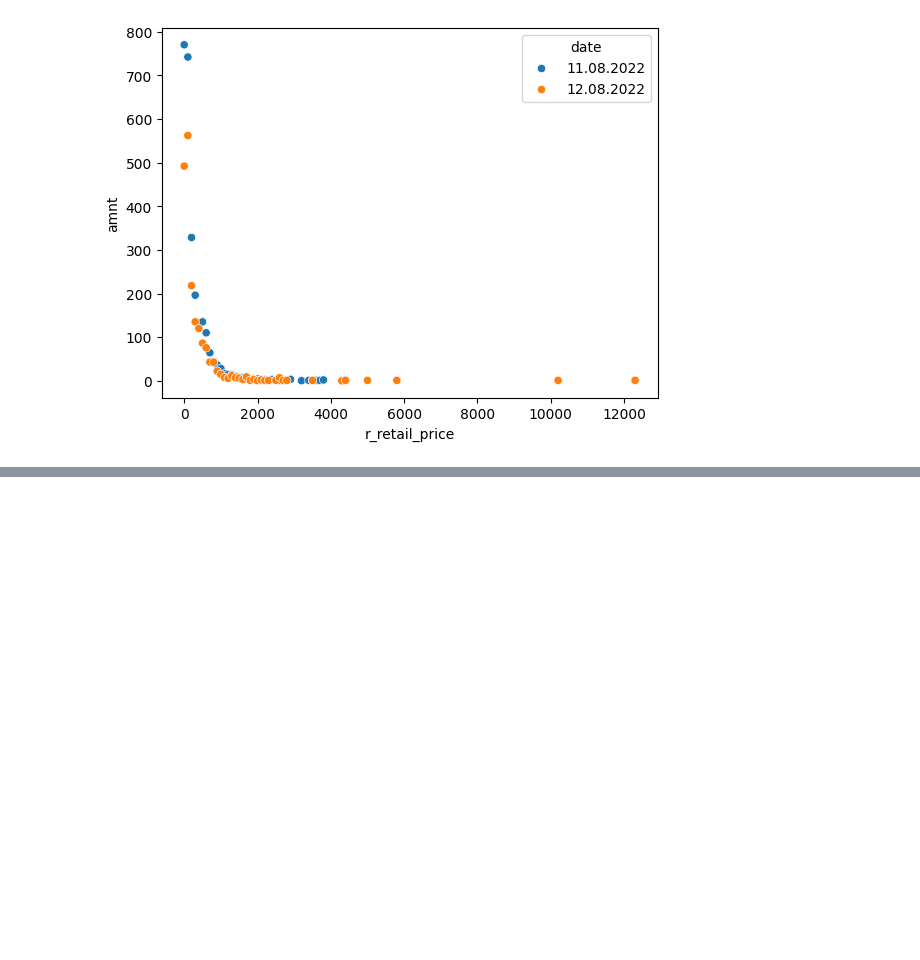
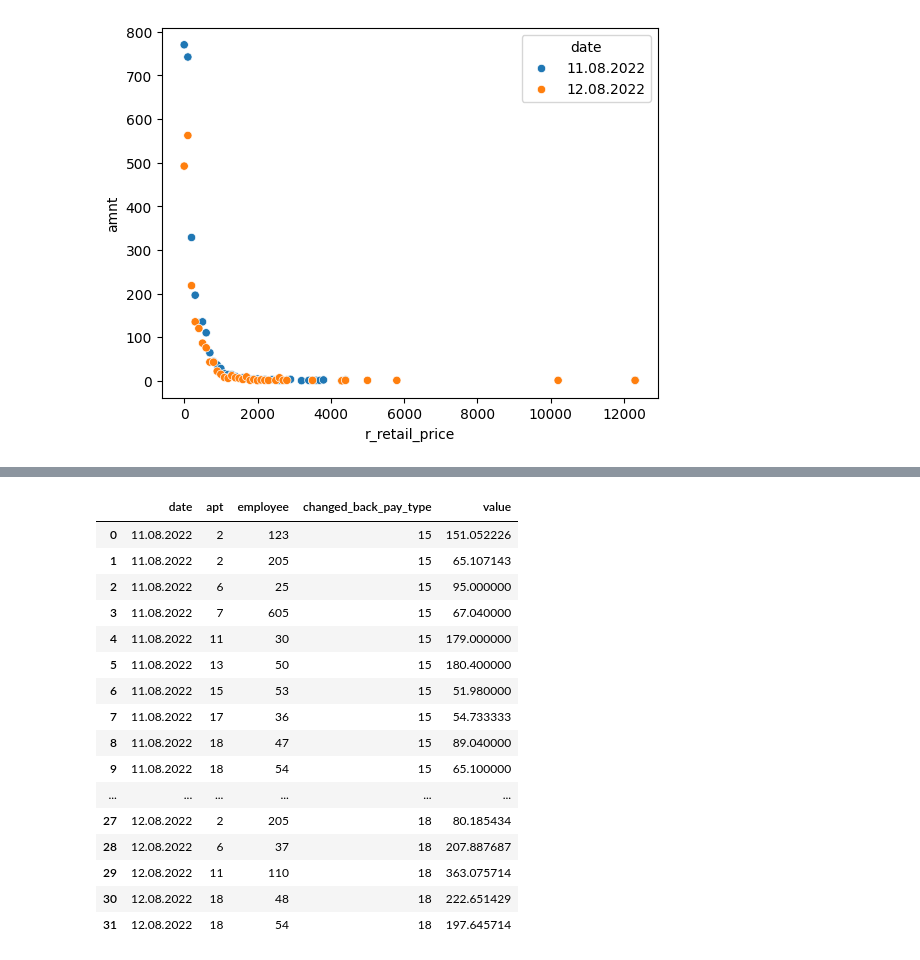
Before and after one commit to rodioniam/study_projects, a Jupyter notebook: pandas/exploratory_data_analysis.ipynb, the cells around one changed output, grey strips where cells are left out. Saved outputs shown, nothing was run; the diff lists cells and outputs as text; code cells hidden in the pictures; blank space fills up the shorter version.

```diff
--- a/pandas/exploratory_data_analysis.ipynb
+++ b/pandas/exploratory_data_analysis.ipynb
@@ -276,0 +345,26 @@ sns.jointplot(data=diag, x='r_retail_price', y='amnt')
+# %%
+# i also can unpivot tables
+pvt = df.pivot_table(values='amnt', index=['date', 'apt', 'employee'], columns='pay_type', aggfunc='sum').reset_index()
+# %%
+#id_vars is the same as index above, what stays unchanged
+# value_vars is what i need to unpivot - change from columns to one column 'pay_type'
+pd.melt(pvt, id_vars=['date', 'apt', 'employee'], value_vars=[15, 18], var_name='changed_back_pay_type')
+# last argument is for changing name for a new column
+# %% [output]
+|  | date | apt | employee | changed_back_pay_type | value |
+| 0 | 11.08.2022 | 2 | 123 | 15 | 151.052226 |
+| 1 | 11.08.2022 | 2 | 205 | 15 | 65.107143 |
+| 2 | 11.08.2022 | 6 | 25 | 15 | 95.000000 |
+| 3 | 11.08.2022 | 7 | 605 | 15 | 67.040000 |
+| 4 | 11.08.2022 | 11 | 30 | 15 | 179.000000 |
+| 5 | 11.08.2022 | 13 | 50 | 15 | 180.400000 |
+| 6 | 11.08.2022 | 15 | 53 | 15 | 51.980000 |
+| 7 | 11.08.2022 | 17 | 36 | 15 | 54.733333 |
+| 8 | 11.08.2022 | 18 | 47 | 15 | 89.040000 |
+| 9 | 11.08.2022 | 18 | 54 | 15 | 65.100000 |
+| ... | ... | ... | ... | ... | ... |
+| 27 | 12.08.2022 | 2 | 205 | 18 | 80.185434 |
+| 28 | 12.08.2022 | 6 | 37 | 18 | 207.887687 |
+| 29 | 12.08.2022 | 11 | 110 | 18 | 363.075714 |
+| 30 | 12.08.2022 | 18 | 48 | 18 | 222.651429 |
+| 31 | 12.08.2022 | 18 | 54 | 18 | 197.645714 |
```
Also changed, not shown: parts of 6 cells of this notebook.
